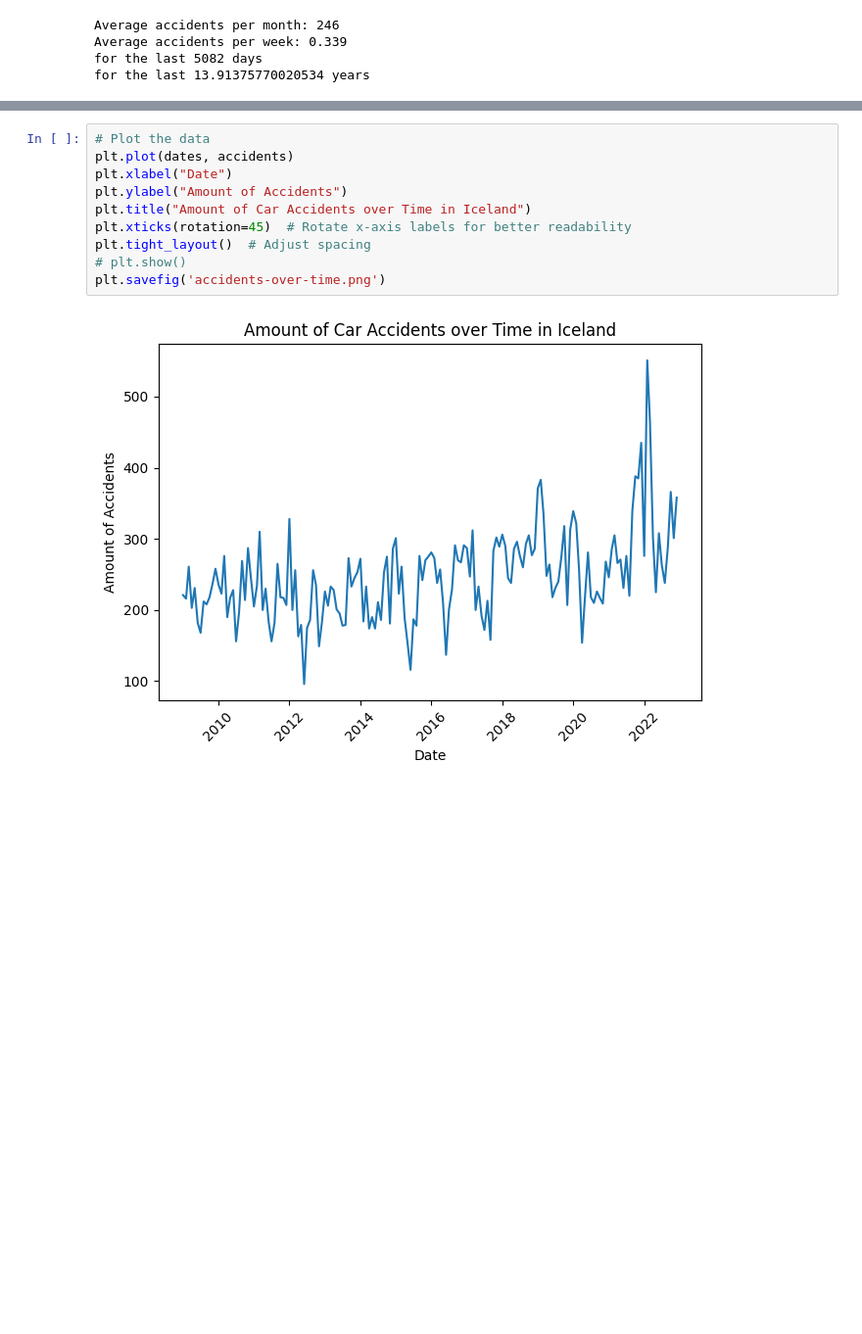
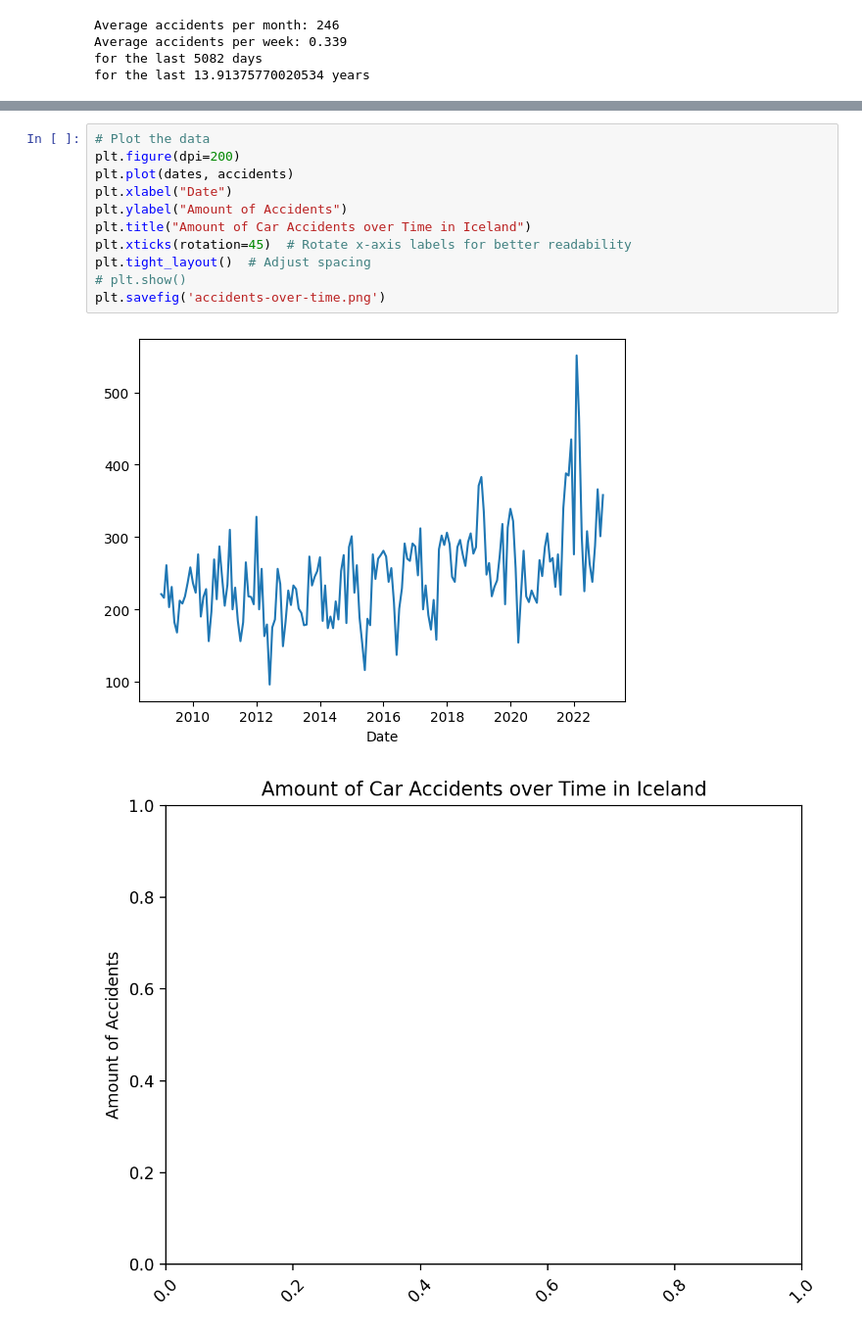
Before and after one commit to sigurdurhaukur/slysprediction, a Jupyter notebook: accidents/plot_accidents.ipynb, the cells around one changed output, grey strips where cells are left out. Shown at 98% size. Cells and saved outputs as stored; diff of their text form; blank space fills up the shorter version.

Commit message:
new highres figures

```diff
--- a/accidents/plot_accidents.ipynb
+++ b/accidents/plot_accidents.ipynb
@@ -46,12 +47,14 @@ plt.show()
 # %%
 # Plot the data
+plt.figure(dpi=200)
 plt.plot(dates, accidents)
 plt.xlabel("Date")
 plt.ylabel("Amount of Accidents")
 plt.title("Amount of Car Accidents over Time in Iceland")
 plt.xticks(rotation=45)  # Rotate x-axis labels for better readability
 plt.tight_layout()  # Adjust spacing
 # plt.show()
 plt.savefig('accidents-over-time.png')
 # %% [output]
-[figure, old version]
+[figure, new version]
+[figure, added]
```
Also changed, not shown: parts of 1 cell of this notebook, 11 other files.
